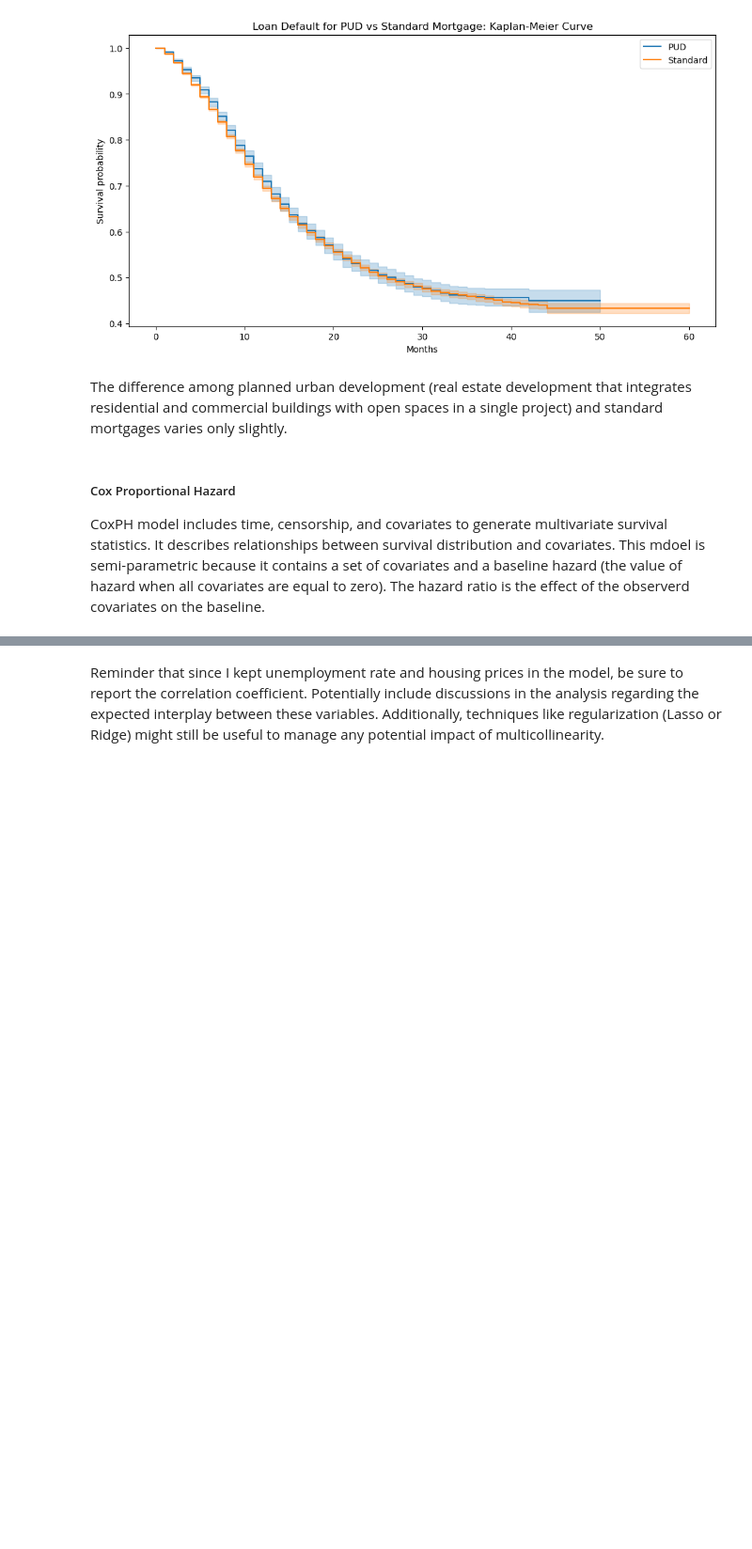
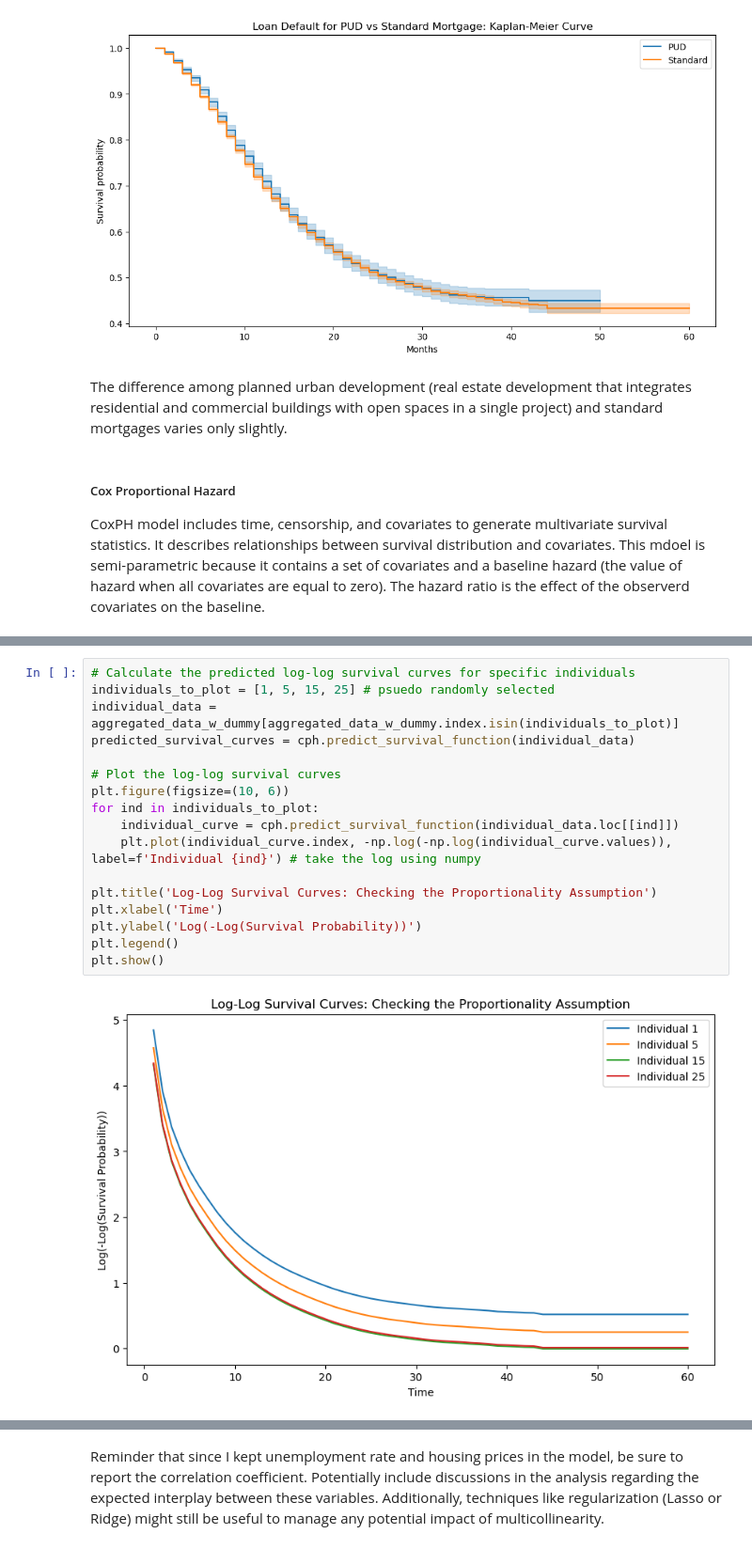
Before and after one commit to brandonlwallace/survival_analysis_mortgages, a Jupyter notebook: Modeling Time to Default.ipynb, the cells around one changed output, grey strips where cells are left out. Shown: that part at 94% size. Cells and saved outputs as stored; diff of their text form; blank space fills up the shorter version.

```diff
--- a/Modeling Time to Default.ipynb
+++ b/Modeling Time to Default.ipynb
@@ -306,0 +291,19 @@ The plot observes divergence in the log-log survival curves moving away from tim
+# %%
+# Calculate the predicted log-log survival curves for specific individuals
+individuals_to_plot = [1, 5, 15, 25] # psuedo randomly selected
+individual_data = aggregated_data_w_dummy[aggregated_data_w_dummy.index.isin(individuals_to_plot)]
+predicted_survival_curves = cph.predict_survival_function(individual_data)
+
+# Plot the log-log survival curves
+plt.figure(figsize=(10, 6))
+for ind in individuals_to_plot:
+    individual_curve = cph.predict_survival_function(individual_data.loc[[ind]])
+    plt.plot(individual_curve.index, -np.log(-np.log(individual_curve.values)), label=f'Individual {ind}') # take the log using numpy
+
+plt.title('Log-Log Survival Curves: Checking the Proportionality Assumption')
+plt.xlabel('Time')
+plt.ylabel('Log(-Log(Survival Probability))')
+plt.legend()
+plt.show()
+# %% [output]
+[figure, added]
```
Also changed, not shown: parts of 13 cells of this notebook.
